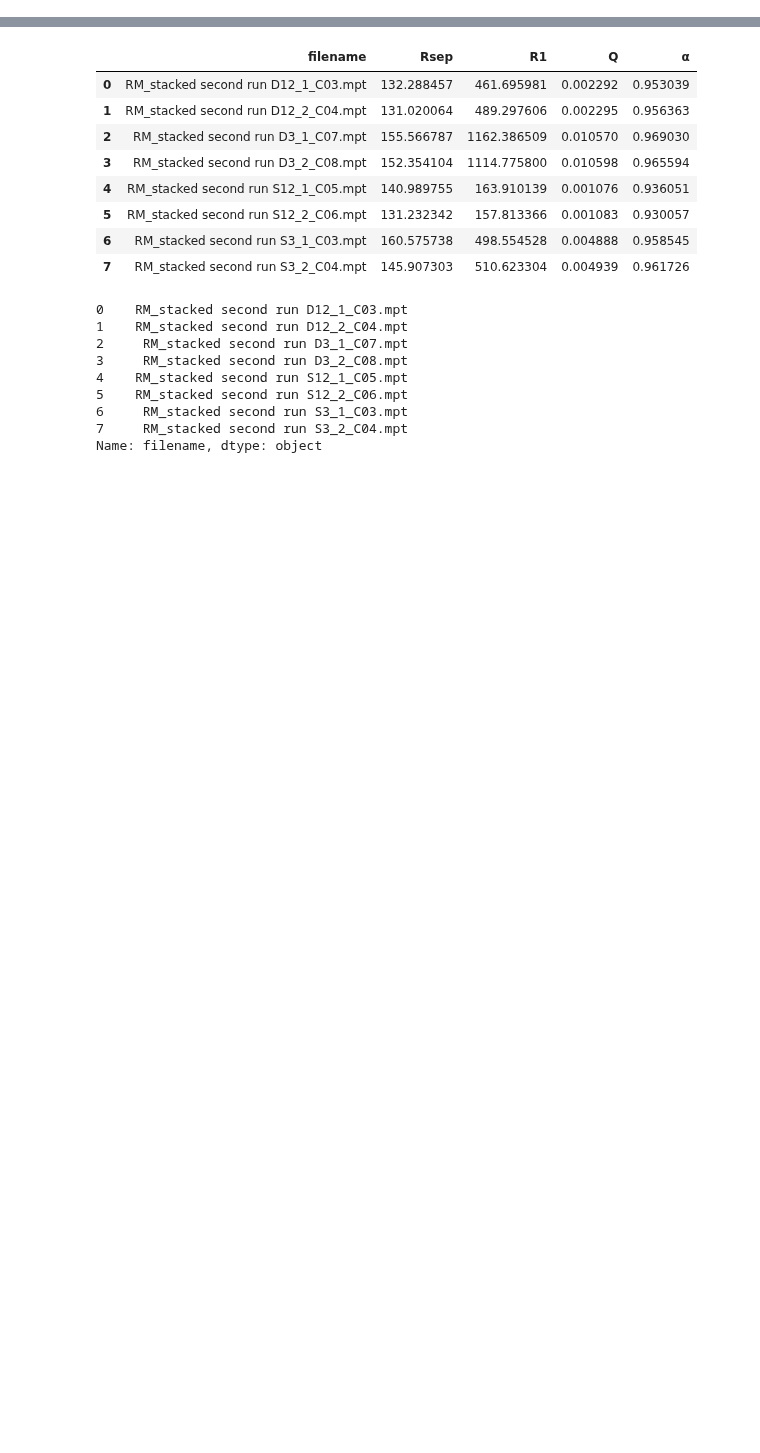
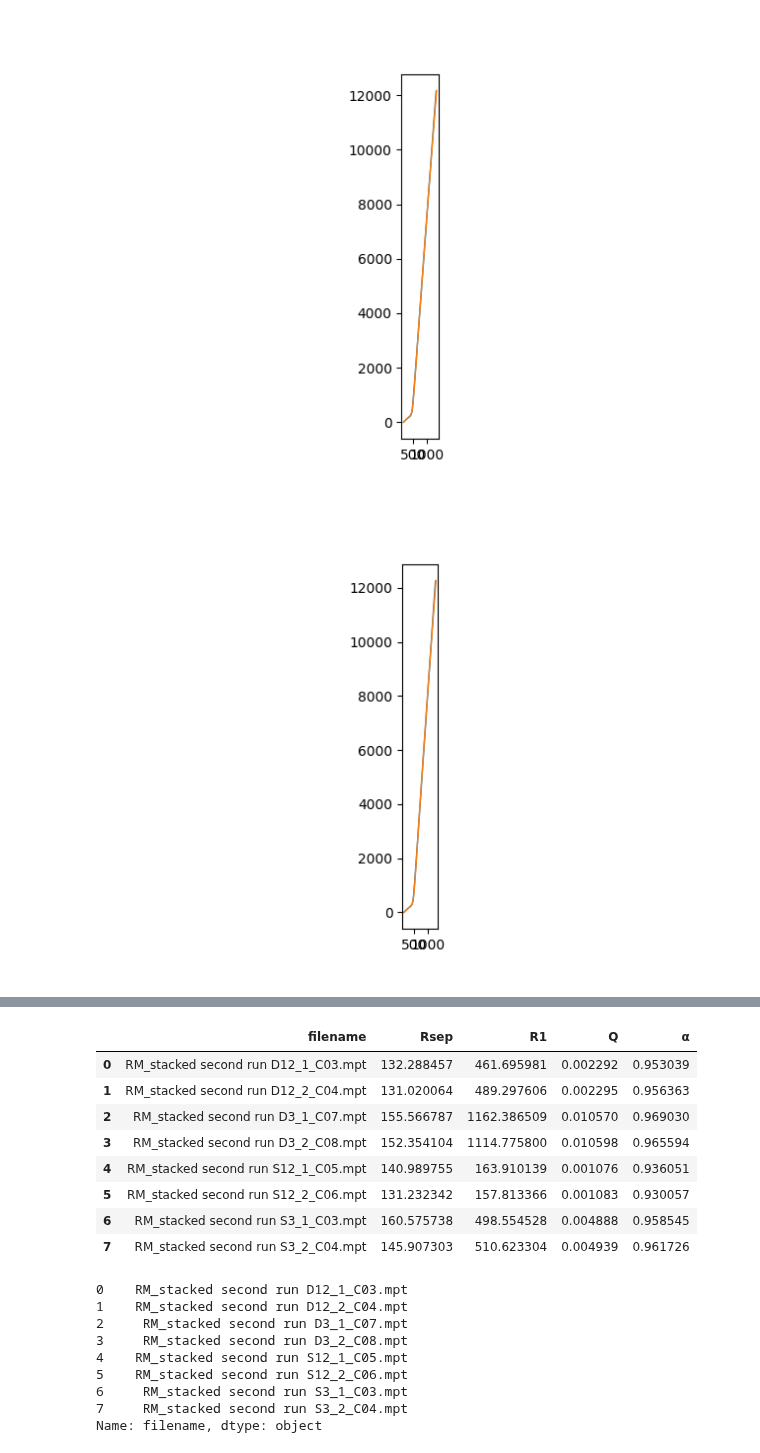
Before and after one commit to Yugal0/fitting-experimental, a Jupyter notebook: code/single type electrode.ipynb, the cells around one changed output, grey strips where cells are left out. Cells and saved outputs as stored; diff of their text form; code cells hidden in the pictures; blank space fills up the shorter version.

```diff
--- a/code/single type electrode.ipynb
+++ b/code/single type electrode.ipynb
@@ -17,30 +17,39 @@ for file_name in os.listdir(folder_path):
     f,z=readBioLogic(file_path)
 
     Rsep=100
     R1=1000
     Q=1e-4
     alpha=1
     c=CustomCircuit(initial_guess=[Rsep,R1,Q,alpha],circuit="R_1-TLMuni")
 
     mp.dps=300
     c.fit(impedance=z,frequencies=f,bounds=((0,0,0,0.9),(np.inf,np.inf,np.inf,1)))
 
     z_fitted=c.predict(frequencies=f)
 
     fcsv="../fitted parameters/single.csv"
+    fig, ax= plt.subplots()
+    ax.plot(np.real(z_fitted),-np.imag(z_fitted),linewidth=1)
+    ax.plot(np.real(z),-np.imag(z),linewidth=1)
+    ax.set_aspect("equal")
+    fig.savefig(f"../fitted plots/single/{file_name[:-4]}",dpi=700)
+
     if first_itr:
         data=[
             ["filename","Rsep","R1","Q","α"],
             [f"{file_name}",c.parameters_[0],c.parameters_[1],c.parameters_[2],c.parameters_[3]]
         ]
         first_itr=False
         with open(fcsv,"w",newline="",encoding='UTF-8') as csv_file:
             writer=csv.writer(csv_file)
             writer.writerows(data)
     else:
         data=[
             [f"{file_name}",c.parameters_[0],c.parameters_[1],c.parameters_[2],c.parameters_[3]]
         ]
         with open(fcsv,"a",newline="",encoding='UTF-8') as csv_file:
             writer=csv.writer(csv_file)
             writer.writerows(data)
+# %% [output]
+[figure, added]
+[figure, added]
```
Also changed, not shown: parts of 1 cell of this notebook, 8 other files.
